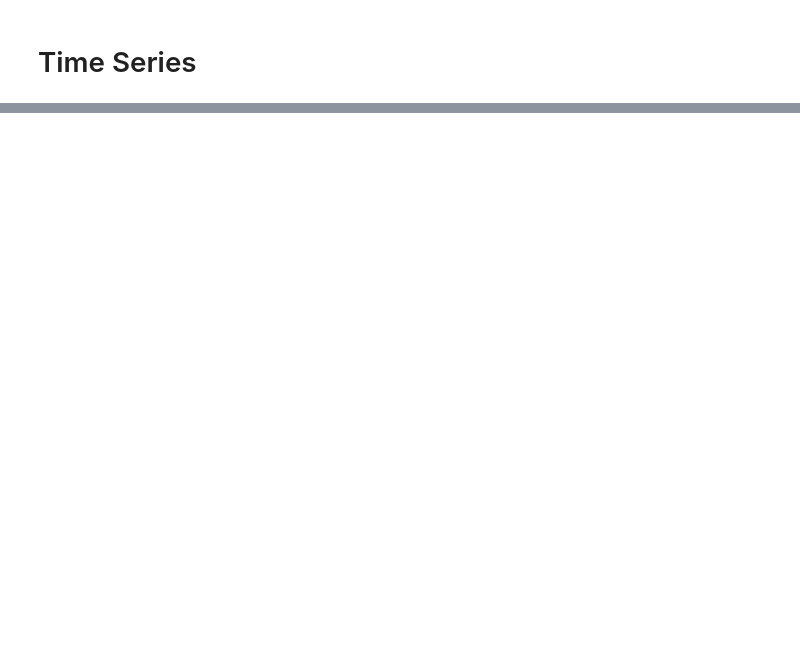
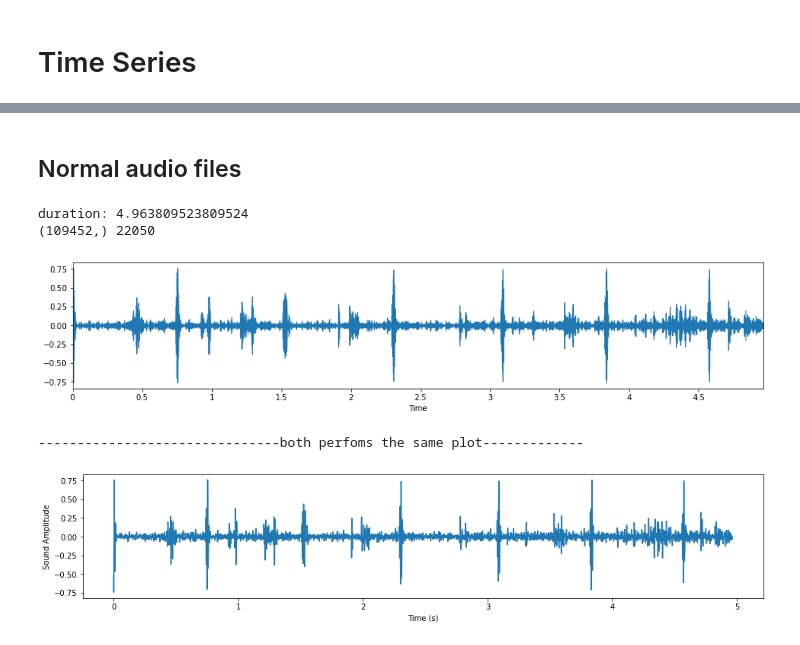
Before and after one commit to martinnss/Micro_Projects, a Jupyter notebook: apuntes datacamp/Time Seriesi.ipynb, the cells around one changed output, grey strips where cells are left out. Saved outputs shown, nothing was run; the diff lists cells and outputs as text; code cells hidden in the pictures; blank space fills up the shorter version.

```diff
--- a/apuntes datacamp/Time Seriesi.ipynb
+++ b/apuntes datacamp/Time Seriesi.ipynb
@@ -37,0 +38,7 @@ TypeError: can only concatenate list (not "str") to list
+# %%
+# parent folder of sound files
+INPUT_DIR=r"C:\Users\56945\Desktop\Data Science Portfolio\Heavy Datasets\heartbeats"
+# 16 KHz
+SAMPLE_RATE = 16000
+# seconds
+MAX_SOUND_CLIP_DURATION=12
@@ -37,0 +86,32 @@ TypeError: can only concatenate list (not "str") to list
+# %% [markdown]
+## Normal audio files
+# %%
+import librosa as lr
+import librosa.display
+normal_file=INPUT_DIR+"/set_a/normal__201106111136.wav"
+
+# Load using Librosa
+audio, sfreq = lr.load(normal_file)   #default sampling rate is 22 HZ
+dur=lr.get_duration(audio)            #final  duration
+time=np.arange(0, len(audio)) / sfreq      #time array
+
+print ("duration:", dur)
+print(audio.shape, sfreq)
+
+# librosa plot
+plt.figure(figsize=(16, 3))
+librosa.display.waveplot(audio, sr=sfreq)
+plt.show()
+
+print('-------------------------------both perfoms the same plot-------------')
+# Plot audio over time
+fig, ax = plt.subplots(figsize=(16,3))
+ax.plot(time,audio)
+ax.set(xlabel='Time (s)', ylabel='Sound Amplitude')
+plt.show()
+# %% [output]
+duration: 4.963809523809524
+(109452,) 22050
+[figure, added]
+-------------------------------both perfoms the same plot-------------
+[figure, added]
```
Also changed, not shown: parts of 8 cells of this notebook.
